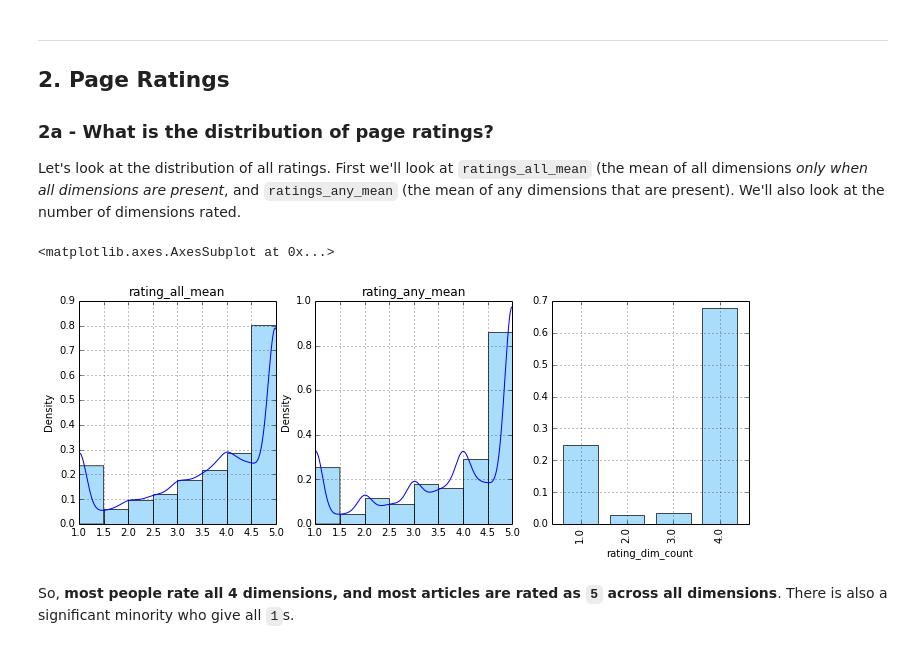
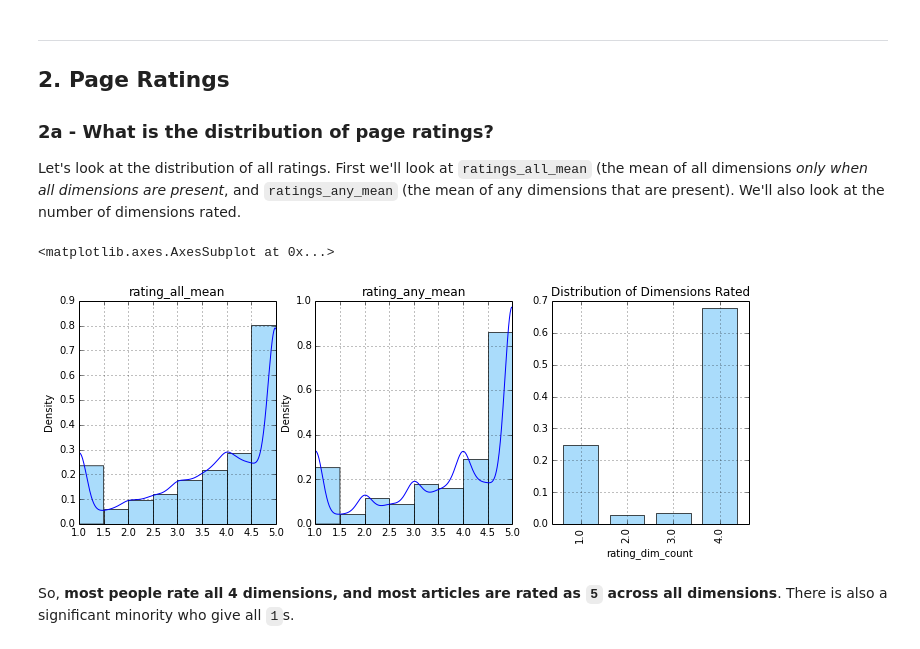
Before and after one commit to bkfunk/rating_wiki, a Jupyter notebook: Explore Ratings.ipynb, the cells around one changed output. Cells and saved outputs as stored; diff of their text form; code cells hidden in the pictures.

```diff
--- a/Explore Ratings.ipynb
+++ b/Explore Ratings.ipynb
@@ -280,31 +320,34 @@ Note that, because this is a quotient, there are bumps at `p/q`.
 ### 2a - What is the distribution of page ratings?
 Let's look at the distribution of all ratings. First we'll look at `ratings_all_mean` (the mean of all dimensions _only when all dimensions are present_, and `ratings_any_mean` (the mean of any dimensions that are present). We'll also look at the number of dimensions rated.
 # %%
-bins = [1,1.5,2,2.5,3,3.5,4,4.5,5]
+#bins = [1,1.5,2,2.5,3,3.5,4,4.5,5]
+#bins = [0.75,1.25, 1.75, 2.25, 2.75, 3.25, 3.75, 4.25, 4.75, 5.25]
+bins=8
 fig, axes = plt.subplots(nrows=1, ncols=3, figsize=(12, 4))
 # Means
 for i, var in enumerate(['rating_all_mean', 'rating_any_mean']):
     df[var].dropna().hist(ax=axes[i],
                             normed=True,
                             bins=bins,
                             color='lightskyblue',
                             alpha=0.7)
     df[var].dropna().plot(ax=axes[i],
                             kind='kde',
                             xlim=(1,5),
                             title=var)
 
 # Number of dimensions per rating
 dim_counts = df.groupby(['rating_dim_count']).page_id.count() / df.page_id.count()
 dim_counts
 #if True:
 dim_counts.plot(ax=axes[2],
                     kind='bar',
                     color='lightskyblue',
-                    alpha=0.7)
+                    alpha=0.7,
+                    title="Distribution of Dimensions Rated")
 # %% [output]
 <matplotlib.axes.AxesSubplot at 0x...>
-[figure, old version]
+[figure, new version]
 # %% [markdown]
 So, __most people rate all 4 dimensions, and most articles are rated as `5` across all dimensions__. There is also a significant minority who give all `1`s.
 # %% [markdown]
```
Also changed, not shown: parts of 51 cells of this notebook.
